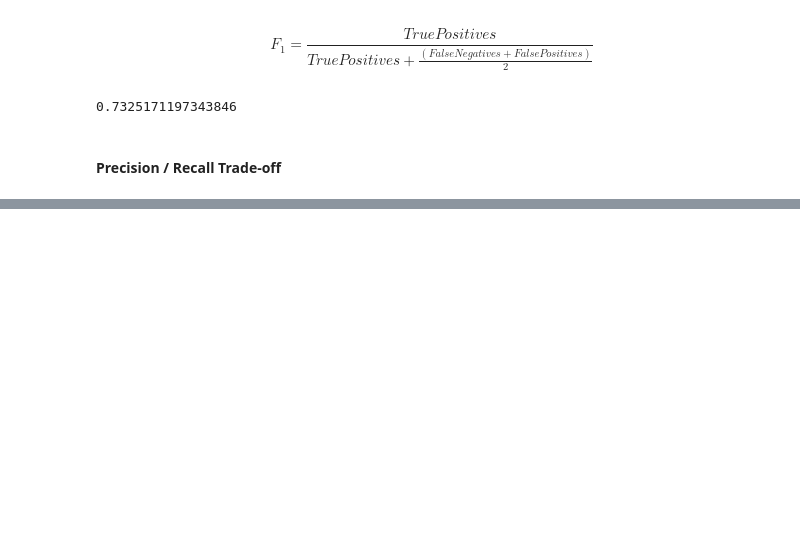
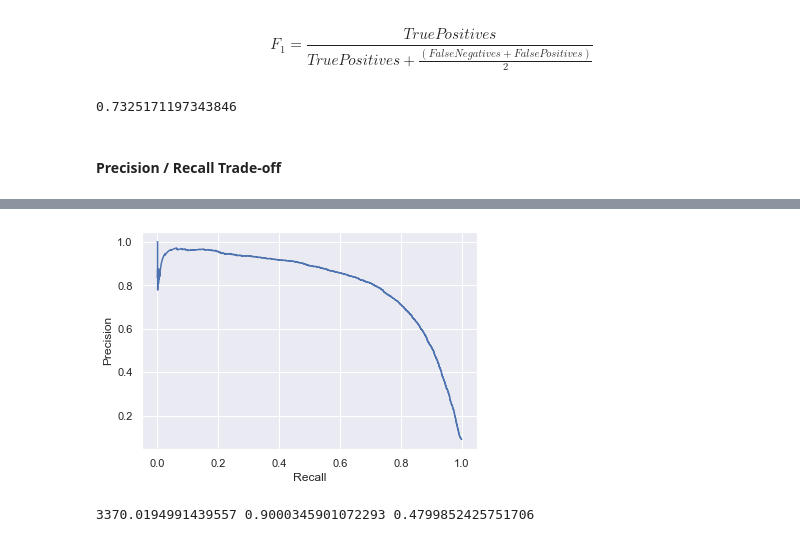
Before and after one commit to HyerQuality/O-Reilly-Hands-On-Machine-Learning, a Jupyter notebook: Chapter 3/Chapter 3 - Classification.ipynb, the cells around one changed output, grey strips where cells are left out. Saved outputs shown, nothing was run; the diff lists cells and outputs as text; code cells hidden in the pictures; blank space fills up the shorter version.

```diff
--- a/Chapter 3/Chapter 3 - Classification.ipynb
+++ b/Chapter 3/Chapter 3 - Classification.ipynb
@@ -190,0 +238,17 @@ f1_score(y_train_5, y_train_pred)
+# %%
+' Alternatively you can plot precision directly against recall to visualize the trade-off'
+plt.plot(recalls, precisions)
+plt.ylabel('Precision')
+plt.xlabel('Recall')
+plt.show()
+# %% [output]
+[figure, added]
+# %%
+' To be more precise you can search for the lowest threshold that gives you at least x% precision'
+threshold_90_precision = thresholds[np.argmax(precisions >= 0.90)]
+y_train_pred_90 = (y_scores >= threshold_90_precision)
+p_score = precision_score(y_train_5, y_train_pred_90)
+r_score = recall_score(y_train_5, y_train_pred_90)
+print(threshold_90_precision, p_score, r_score)
+# %% [output]
+3370.0194991439557 0.9000345901072293 0.4799852425751706
```
Also changed, not shown: parts of 23 cells of this notebook.
